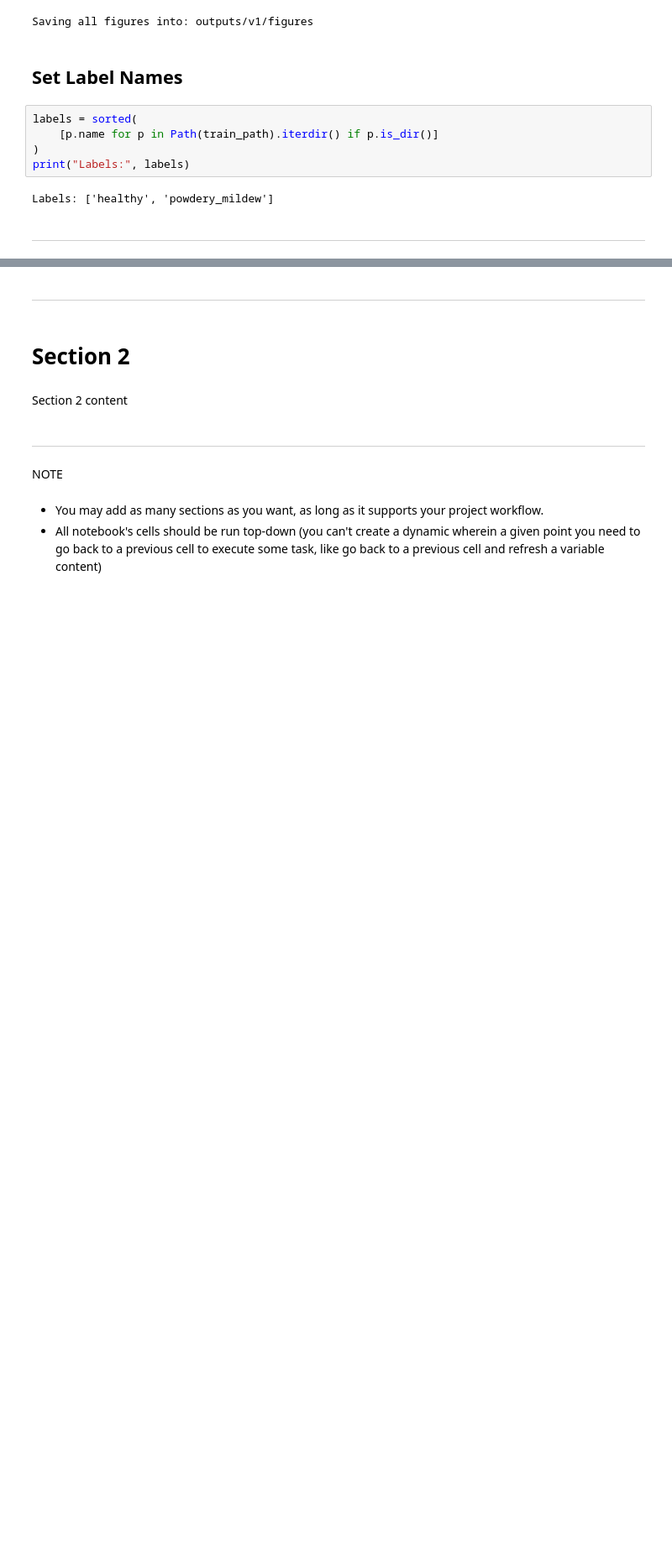
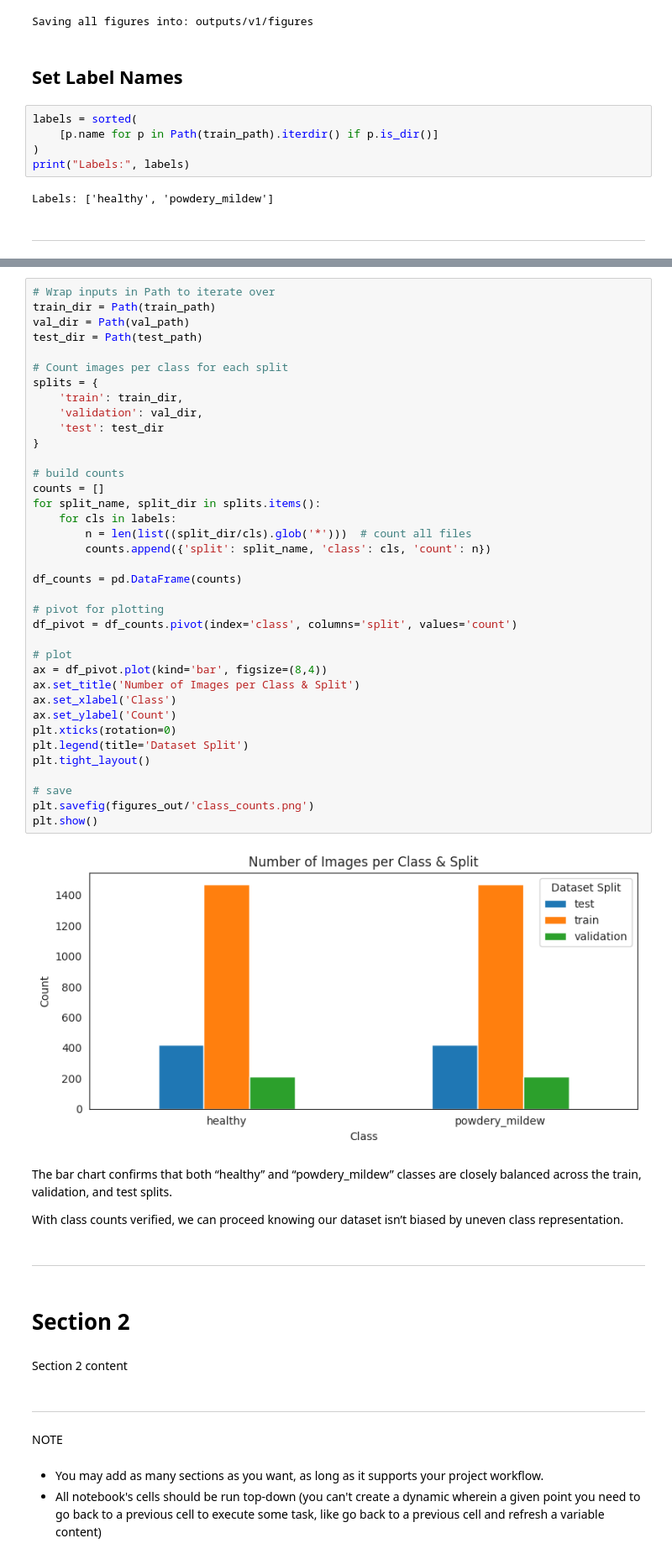
Before and after one commit to JDonnellyCodeInstitute/PP5-MildewDetection, a Jupyter notebook: jupyter_notebooks/02 - DataVisualisation.ipynb, the cells around one changed output, grey strips where cells are left out. Shown at 84% size. Cells and saved outputs as stored; diff of their text form; blank space fills up the shorter version.

Commit message:
Plotted count of class per dataset proving no issues with data imbalance and no need for balancing methods

```diff
--- a/jupyter_notebooks/02 - DataVisualisation.ipynb
+++ b/jupyter_notebooks/02 - DataVisualisation.ipynb
@@ -93,3 +99,46 @@ Section 1 content
+# %%
+# Wrap inputs in Path to iterate over
+train_dir = Path(train_path)
+val_dir = Path(val_path)
+test_dir = Path(test_path)
+
+# Count images per class for each split
+splits = {
+    'train': train_dir,
+    'validation': val_dir,
+    'test': test_dir
+}
+
+# build counts
+counts = []
+for split_name, split_dir in splits.items():
+    for cls in labels:
+        n = len(list((split_dir/cls).glob('*')))  # count all files
+        counts.append({'split': split_name, 'class': cls, 'count': n})
+
+df_counts = pd.DataFrame(counts)
+
+# pivot for plotting
+df_pivot = df_counts.pivot(index='class', columns='split', values='count')
+
+# plot
+ax = df_pivot.plot(kind='bar', figsize=(8,4))
+ax.set_title('Number of Images per Class & Split')
+ax.set_xlabel('Class')
+ax.set_ylabel('Count')
+plt.xticks(rotation=0)
+plt.legend(title='Dataset Split')
+plt.tight_layout()
+
+# save
+plt.savefig(figures_out/'class_counts.png')
+plt.show()
+# %% [output]
+[figure, added]
+# %% [markdown]
+The bar chart confirms that both “healthy” and “powdery_mildew” classes are closely balanced across the train, validation, and test splits.
+
+With class counts verified, we can proceed knowing our dataset isn’t biased by uneven class representation.
 # %% [markdown]
 ---
 # %% [markdown]
```
Also changed, not shown: parts of 4 cells of this notebook, 1 other file.
